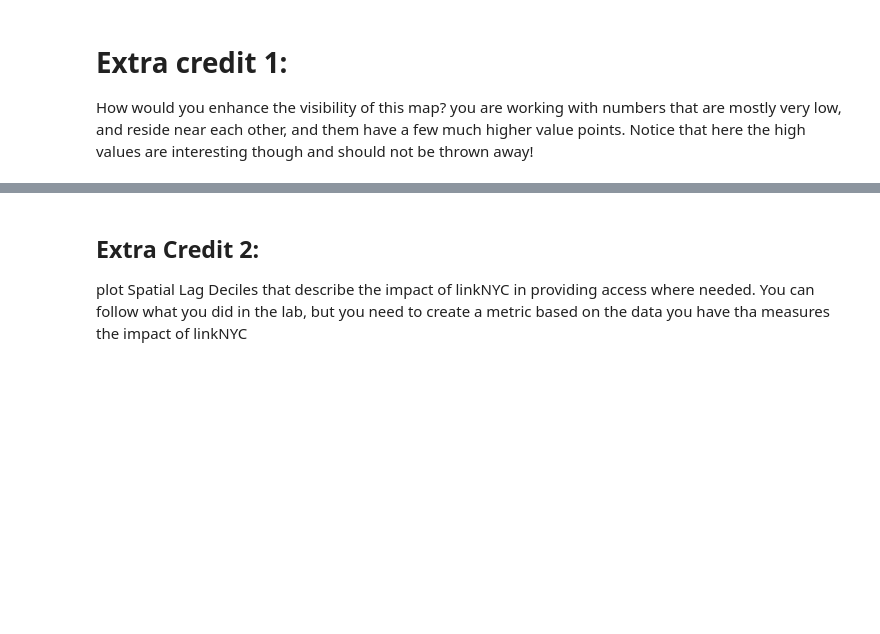
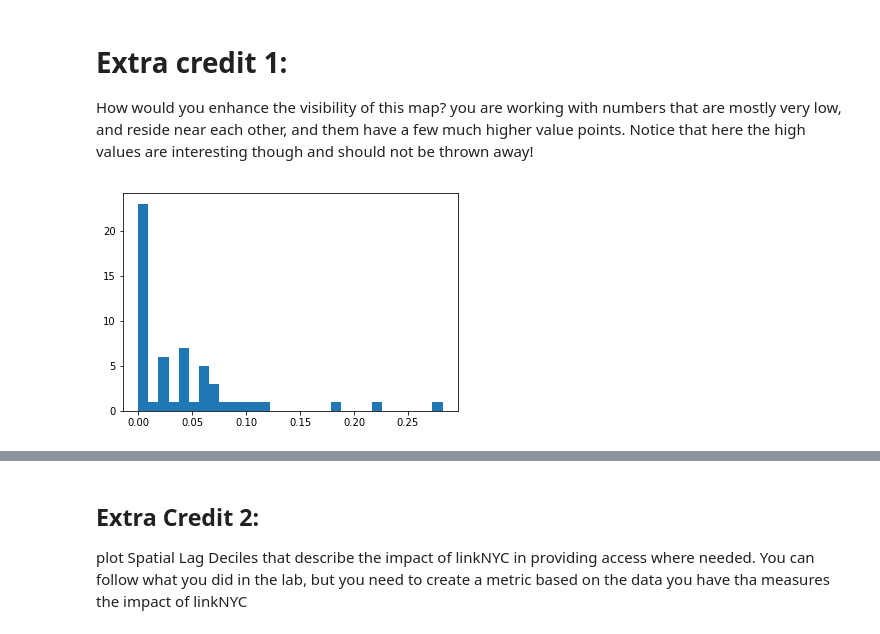
Before and after one commit to AngelLau/PUI2018_cl4855, a Jupyter notebook: HW7_cl4855/geopandas_census_instructions.ipynb, the cells around one changed output, grey strips where cells are left out. Saved outputs shown, nothing was run; the diff lists cells and outputs as text; code cells hidden in the pictures; blank space fills up the shorter version.

```diff
--- a/HW7_cl4855/geopandas_census_instructions.ipynb
+++ b/HW7_cl4855/geopandas_census_instructions.ipynb
@@ -646,7 +644,7 @@ linkpp.head(10)
 # %% [markdown]
 finally merge back into the pumashp. Make sure you use the correct scheme for merging: you want to have _all_ the PUMAs, not only the ones that have linkNYC in them in the final geoDF
 # %%
-pumashplc=pumapop.merge(linkpp,on="puma",how="left")
+pumashplc=pumapop.merge(linkpp,on="puma")
 pumashplc.head()
 # %% [output]
 |  | puma | shape_area | shape_leng | geometry | B28002_004E | NAME_x | state_x | public use microdata area_x | ... |
@@ -684,5 +682,9 @@ ax.get_legend().set_bbox_to_anchor((0.25, 0.85, 0, 0))
 # %% [markdown]
 # Extra credit 1:
 How would you enhance the visibility of this map? you are working with numbers that are mostly very low, and reside near each other, and them have a few much higher value points. Notice that here the high values are interesting though and should not be thrown away!
+# %%
+pumashplc["linkNYCpp"]=
 # %%
-pl.hist(pumashplc["linkNYCpp"], bins=30);
+pl.hist(pumashplc["linkNYCp100p"], bins=30);
+# %% [output]
+[figure, added]
```
Also changed, not shown: parts of 2 cells of this notebook.
